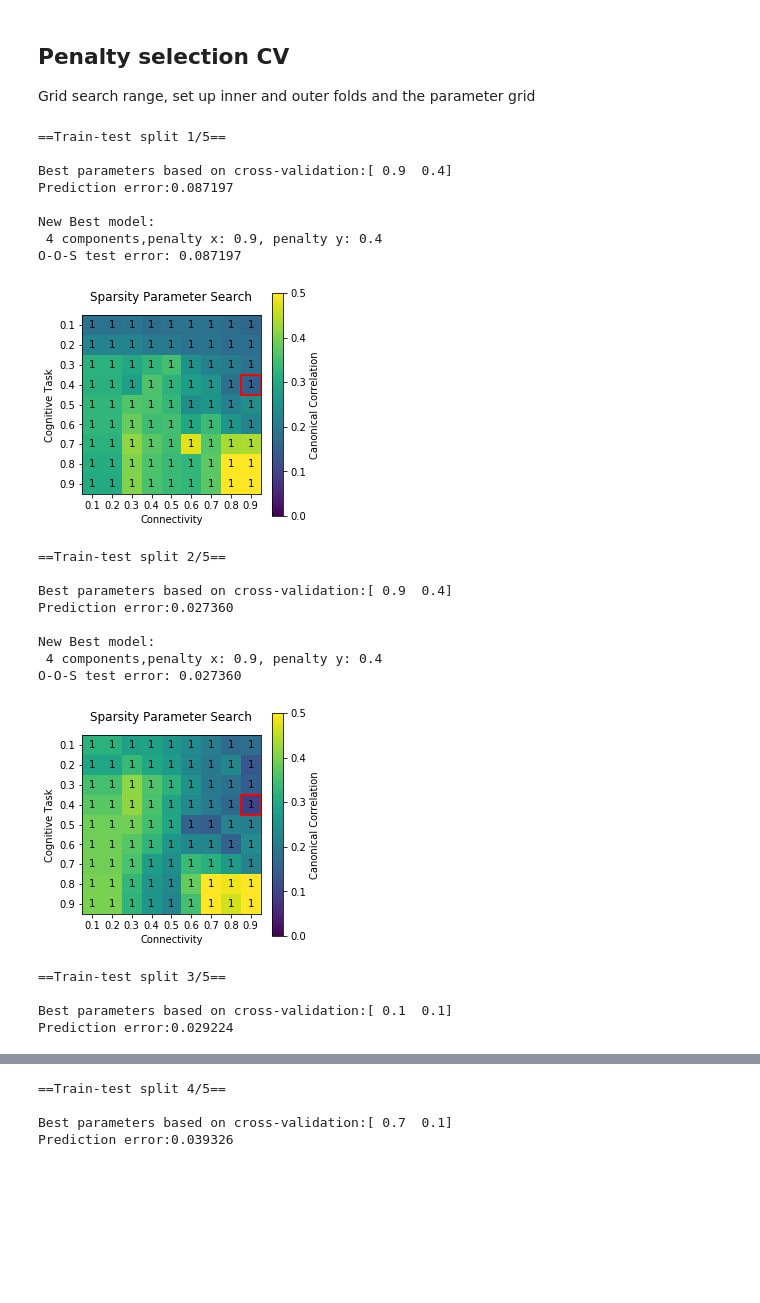
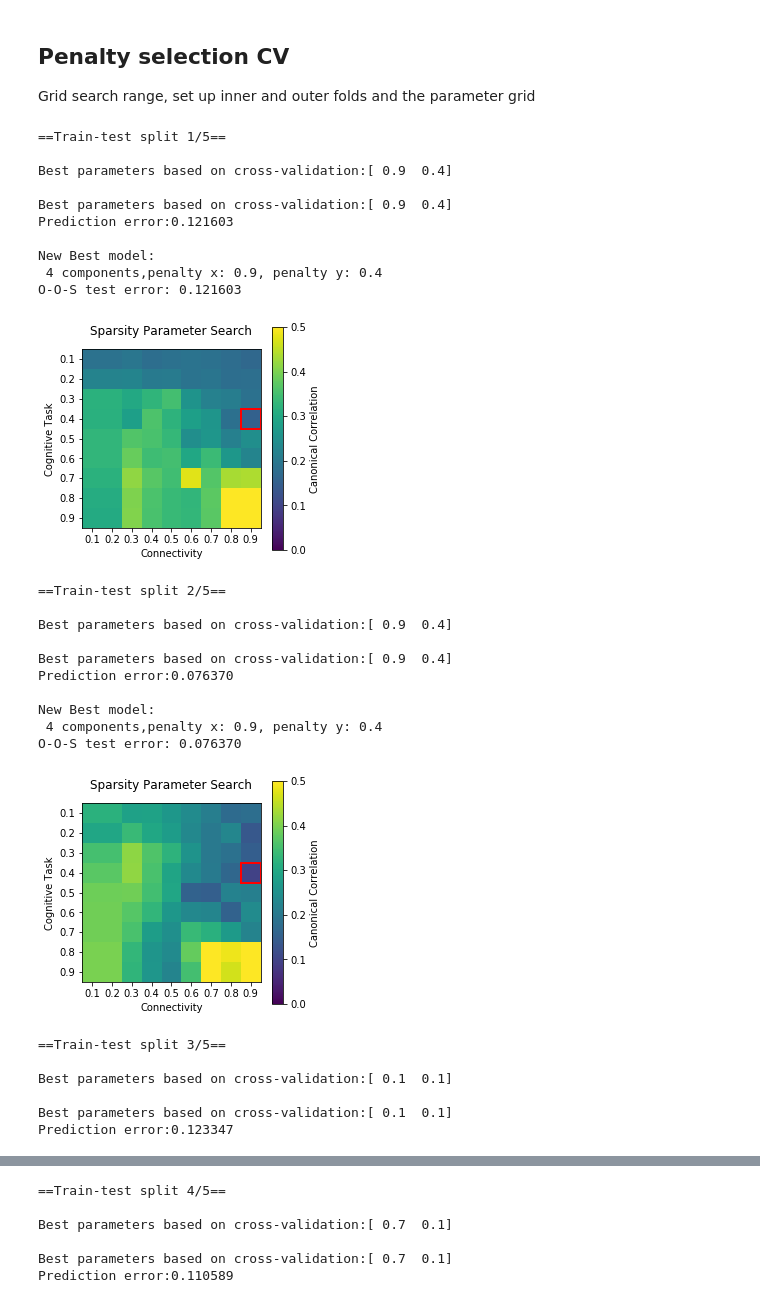
Before and after one commit to htwangtw/patterns-of-thought, a Jupyter notebook: notebooks/2.0-FC-vs-NYCQ-nestedKFold.ipynb, the cells around one changed output, grey strips where cells are left out. Saved outputs shown, nothing was run; the diff lists cells and outputs as text; code cells hidden in the pictures; blank space fills up the shorter version.

```diff
--- a/notebooks/2.0-FC-vs-NYCQ-nestedKFold.ipynb
+++ b/notebooks/2.0-FC-vs-NYCQ-nestedKFold.ipynb
@@ -39,7 +39,7 @@ sex     = dataset['Gender']
 age     = dataset['Age']
 confound_raw = np.hstack((mot, sex, age))
 # %%
-def parameter_grid(para, K_mat, para_fn):
+def parameter_grid(para, para_fn):
     i = np.argmin(paramat)
     d_idx = np.unravel_index(i, paramat.shape)
 
@@ -56,8 +56,8 @@ def parameter_grid(para, K_mat, para_fn):
     # Add the patch to the Axes
     hm.axes.add_patch(rect)
     hm.axes.xaxis.set_ticks_position('bottom')
-    for (i, j), z in np.ndenumerate(K_mat.T):
-        hm.axes.text(j, i, '{:0}'.format(z), ha='center', va='center')
+#     for (i, j), z in np.ndenumerate(K_mat.T):
+#         hm.axes.text(j, i, '{:0}'.format(z), ha='center', va='center')
 
     plt.show()
     #     plt.savefig(para_fn, dpi=300)
@@ -92,9 +92,8 @@ Grid search range, set up inner and outer folds and the parameter grid
 out_folds = 5
 in_folds = 2
 para_x, para_y = 9, 9
-K_max = 1
+n_selected = 4
 param_setting = {
-    'n_factor': np.array([4]),
     'reg_X': np.array(range(1, para_x + 1)) * 0.1,
     'reg_Y': np.array(range(1, para_y + 1)) * 0.1,}
 # %%
@@ -113,17 +112,19 @@ for i, (train_idx, test_idx) in enumerate(KF_out.split(FC_yeo7)):
 
     i_best_model = None
     di_best = 1
-    para_search = np.zeros((para_x, para_y, K_max))
+    di_orig = 0
+    para_search = np.zeros((para_x, para_y))
     for j, parameters in enumerate(iter(param_grid)):
 #         print('\nPenalty: x - {0:}, y - {1:}; component: {2:}'.format(
 #                 parameters['reg_X'], parameters['reg_Y'], parameters['n_factor']))
 
         para_idx = np.unravel_index(j, para_search.shape) # (C_x,C_y, K)
-        model = SCCA(n_components=parameters['n_factor'], scale=False, n_iter=50,
+        model = SCCA(n_components=n_selected, scale=False, n_iter=50,
                      penX=parameters['reg_X'], penY=parameters['reg_Y'],
                     )
         j_model = None
         dj_best = 1
+        dj_orig = 0
         for k, (train_idx, test_idx) in enumerate(KF_in.split(X_discovery)):
 
             # find best weights for this hyper parameter set
@@ -142,57 +143,64 @@ for i, (train_idx, test_idx) in enumerate(KF_out.split(FC_yeo7)):
             error_k = np.abs(d_orig - d_k)
 
             if error_k < dj_best:
+                dj_orig = d_orig
                 dj_best = error_k
                 j_model = copy.deepcopy(model)
 
         para_search[para_idx] = dj_best
 
         # check if the current parameter is the best in of the current outer fold
         if dj_best < di_best:
+            di_orig = dj_orig
             di_best = dj_best
             i_best_model = copy.deepcopy(j_model)
 
     # plot the model search of current fold
     d_idx = np.argwhere(para_search == di_best)[0]
     C = 0.1 * (d_idx[:2] + 1)
-    K = d_idx[-1] + 1
 
-    paramat = np.max(para_search, 2)
-    K_mat = np.argmax(para_search, 2) + 1
+    paramat = para_search
     para_fn = ' '
     # apply test set on the final model
     X_test_clean, Y_test_clean, conf_test_clean = clean_confound(X_test, Y_test, conf_test)
     di = np.mean(i_best_model.score(X_test_clean, Y_test_clean))
-    pred_error = np.abs(di_best - di)
+    pred_error = np.abs(di_orig - di)
+    print('\nBest parameters based on cross-validation:{:}'.format(C))
     print('\nBest parameters based on cross-validation:{:}'.format(C))
     print('Prediction error:{:f}'.format(pred_error))
 
     if pred_error < error_best:
         error_best = pred_error
         best_model = copy.deepcopy(i_best_model)
         print('\nNew Best model: \n {:} components,penalty x: {:}, penalty y: {:}\nO-O-S test error: {:f}\n'.format(
                     best_model.n_components, best_model.penX, best_model.penY, error_best))
-    parameter_grid(paramat, K_mat, para_fn)
+    parameter_grid(paramat, para_fn)
 # %% [output]
 ==Train-test split 1/5==
 
 Best parameters based on cross-validation:[ 0.9  0.4]
-Prediction error:0.087197
+
+Best parameters based on cross-validation:[ 0.9  0.4]
+Prediction error:0.121603
 
 New Best model:
  4 components,penalty x: 0.9, penalty y: 0.4
-O-O-S test error: 0.087197
+O-O-S test error: 0.121603
-[figure, old version]
+[figure, new version]
 ==Train-test split 2/5==
 
 Best parameters based on cross-validation:[ 0.9  0.4]
-Prediction error:0.027360
+
+Best parameters based on cross-validation:[ 0.9  0.4]
+Prediction error:0.076370
 
 New Best model:
  4 components,penalty x: 0.9, penalty y: 0.4
-O-O-S test error: 0.027360
+O-O-S test error: 0.076370
-[figure, old version]
+[figure, new version]
 ==Train-test split 3/5==
 
 Best parameters based on cross-validation:[ 0.1  0.1]
-Prediction error:0.029224
+
+Best parameters based on cross-validation:[ 0.1  0.1]
+Prediction error:0.123347
@@ -200,4 +208,6 @@ Prediction error:0.029224
 ==Train-test split 4/5==
 
 Best parameters based on cross-validation:[ 0.7  0.1]
-Prediction error:0.039326
+
+Best parameters based on cross-validation:[ 0.7  0.1]
+Prediction error:0.110589
```
Also changed, not shown: parts of 2 cells of this notebook, 3 other files.
